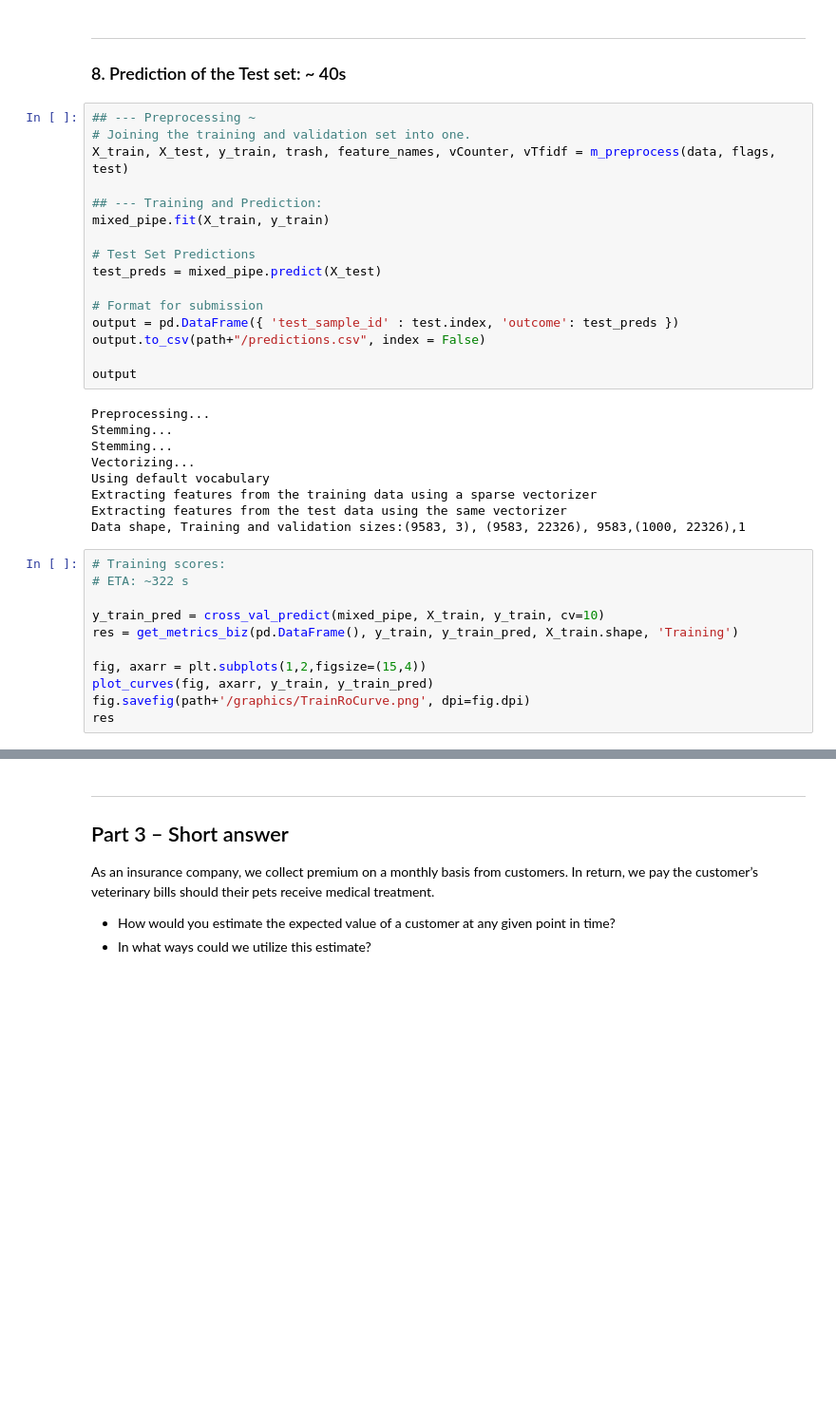
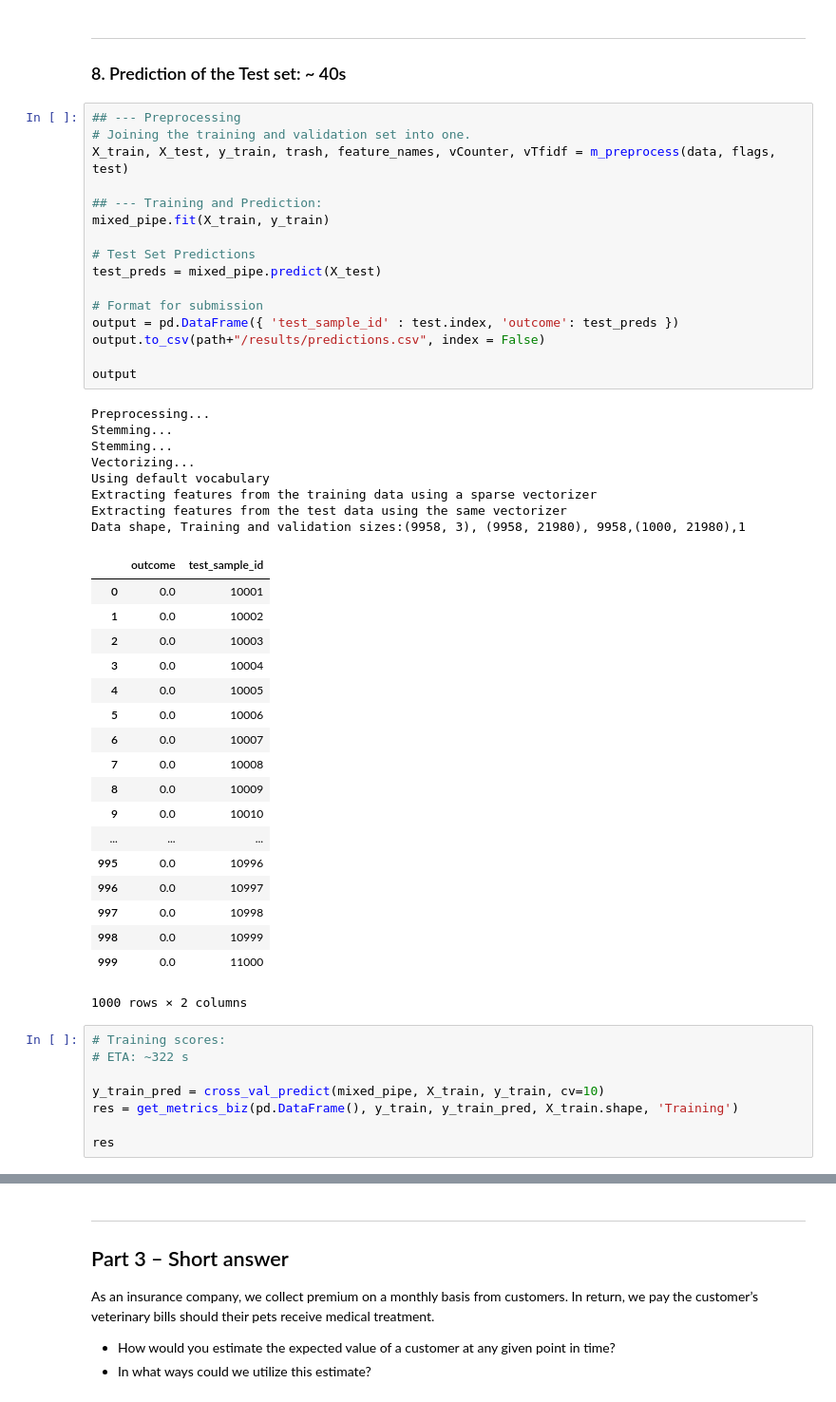
Before and after one commit to leegare/pet_insurance, a Jupyter notebook: trupanion.ipynb, the cells around one changed output, grey strips where cells are left out. Shown: that part at 95% size. Cells and saved outputs as stored; diff of their text form; blank space fills up the shorter version.

```diff
--- a/trupanion.ipynb
+++ b/trupanion.ipynb
@@ -364,30 +364,48 @@ From the Roc curve above it's a good thing that the scores on both sets are pret
 ---
 ### 8. Prediction of the Test set:     ~ 40s
 # %%
-## --- Preprocessing ~
+## --- Preprocessing
 # Joining the training and validation set into one.
 X_train, X_test, y_train, trash, feature_names, vCounter, vTfidf = m_preprocess(data, flags, test)
 
 ## --- Training and Prediction:
 mixed_pipe.fit(X_train, y_train)
 
 # Test Set Predictions
 test_preds = mixed_pipe.predict(X_test)
 
 # Format for submission
 output = pd.DataFrame({ 'test_sample_id' : test.index, 'outcome': test_preds })
-output.to_csv(path+"/predictions.csv", index = False)
+output.to_csv(path+"/results/predictions.csv", index = False)
 
 output
 # %% [output]
 Preprocessing...
 Stemming...
 Stemming...
 Vectorizing...
 Using default vocabulary
 Extracting features from the training data using a sparse vectorizer
 Extracting features from the test data using the same vectorizer
-Data shape, Training and validation sizes:(9583, 3), (9583, 22326), 9583,(1000, 22326),1
+Data shape, Training and validation sizes:(9958, 3), (9958, 21980), 9958,(1000, 21980),1
+|  | outcome | test_sample_id |
+| 0 | 0.0 | 10001 |
+| 1 | 0.0 | 10002 |
+| 2 | 0.0 | 10003 |
+| 3 | 0.0 | 10004 |
+| 4 | 0.0 | 10005 |
+| 5 | 0.0 | 10006 |
+| 6 | 0.0 | 10007 |
+| 7 | 0.0 | 10008 |
+| 8 | 0.0 | 10009 |
+| 9 | 0.0 | 10010 |
+| ... | ... | ... |
+| 995 | 0.0 | 10996 |
+| 996 | 0.0 | 10997 |
+| 997 | 0.0 | 10998 |
+| 998 | 0.0 | 10999 |
+| 999 | 0.0 | 11000 |
+1000 rows × 2 columns
 # %%
 # Training scores:
 # ETA: ~322 s
@@ -395,7 +413,4 @@ Data shape, Training and validation sizes:(9583, 3), (9583, 22326), 9583,(1000,
 y_train_pred = cross_val_predict(mixed_pipe, X_train, y_train, cv=10)
 res = get_metrics_biz(pd.DataFrame(), y_train, y_train_pred, X_train.shape, 'Training')
 
-fig, axarr = plt.subplots(1,2,figsize=(15,4))
-plot_curves(fig, axarr, y_train, y_train_pred)
-fig.savefig(path+'/graphics/TrainRoCurve.png', dpi=fig.dpi)
 res
```
Also changed, not shown: parts of 4 cells of this notebook, 4 other files.
